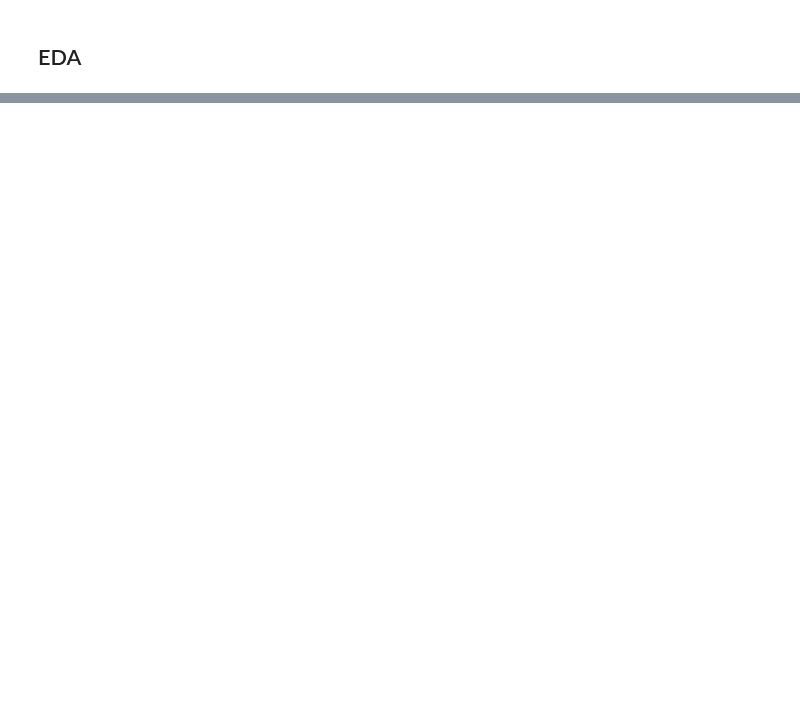
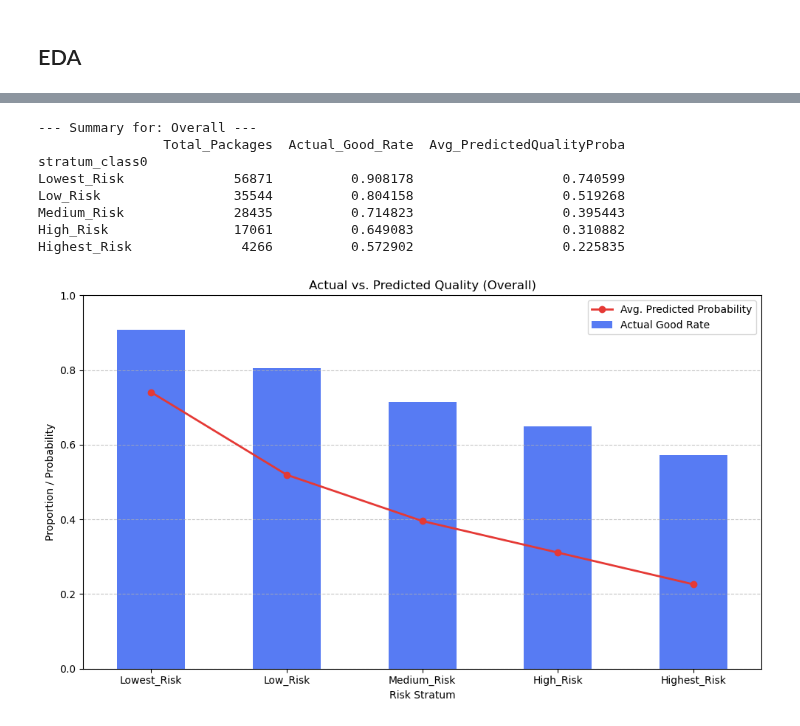
Before and after one commit to uligt/capstone, a Jupyter notebook: EDA/stratification/stratification.ipynb, the cells around one changed output, grey strips where cells are left out. Drawn from its saved outputs; the diff is of its cells as text; code cells hidden in the pictures; blank space fills up the shorter version.

```diff
--- a/EDA/stratification/stratification.ipynb
+++ b/EDA/stratification/stratification.ipynb
@@ -181,0 +157,38 @@ else:
+# %%
+def analyze_actual_vs_predicted(df, title_part=""):
+    """
+    Aggregates and plots the actual good rate vs. the average predicted probability.
+
+    Args:
+        df (pd.DataFrame): The DataFrame to analyze.
+        title_part (str): A string to include in titles.
+    """
+    required_cols = ['ActualQuality', 'PredictedQualityProba', stratum_col_name]
+    if df.empty or not all(col in df.columns for col in required_cols):
+        print(f"Skipping Actual vs. Predicted analysis for {title_part}: required columns missing.")
+        return
+
+    # --- 1. Aggregate data ---
+    summary_df = df.groupby(stratum_col_name).agg(
+        Total_Packages=('ActualQuality', 'count'),
+        Actual_Good_Rate=('ActualQuality', 'mean'),
+        Avg_PredictedQualityProba=('PredictedQualityProba', 'mean')
+    ).reindex(strata_config['labels'])
+
+    print(f"\n--- Summary for: {title_part} ---")
+    print(summary_df)
+
+    # --- 2. Plot the results ---
+    if not summary_df['Actual_Good_Rate'].isnull().all():
+        plt.figure(figsize=(10, 6))
+        summary_df['Actual_Good_Rate'].plot(kind='bar', color='#3a64f2', alpha=0.85, label='Actual Good Rate')
+        summary_df['Avg_PredictedQualityProba'].plot(kind='line', marker='o', color='#e53935', linewidth=2, label='Avg. Predicted Probability')
+
+        plt.title(f'Actual vs. Predicted Quality ({title_part})')
+        plt.ylabel('Proportion / Probability')
+        plt.xlabel('Risk Stratum')
+        plt.ylim(0, 1)
+        plt.legend()
+        plt.grid(axis='y', linestyle='--', alpha=0.7)
+        plt.tight_layout()
+        plt.show()
@@ -982,0 +414,13 @@ else:
+# %%
+# Analyze the actual vs predicted quality
+analyze_actual_vs_predicted(stratified_df, title_part="Overall")
+# %% [output]
+--- Summary for: Overall ---
+                Total_Packages  Actual_Good_Rate  Avg_PredictedQualityProba
+stratum_class0
+Lowest_Risk              56871          0.908178                   0.740599
+Low_Risk                 35544          0.804158                   0.519268
+Medium_Risk              28435          0.714823                   0.395443
+High_Risk                17061          0.649083                   0.310882
+Highest_Risk              4266          0.572902                   0.225835
+[figure, added]
```
Also changed, not shown: parts of 45 cells of this notebook.
